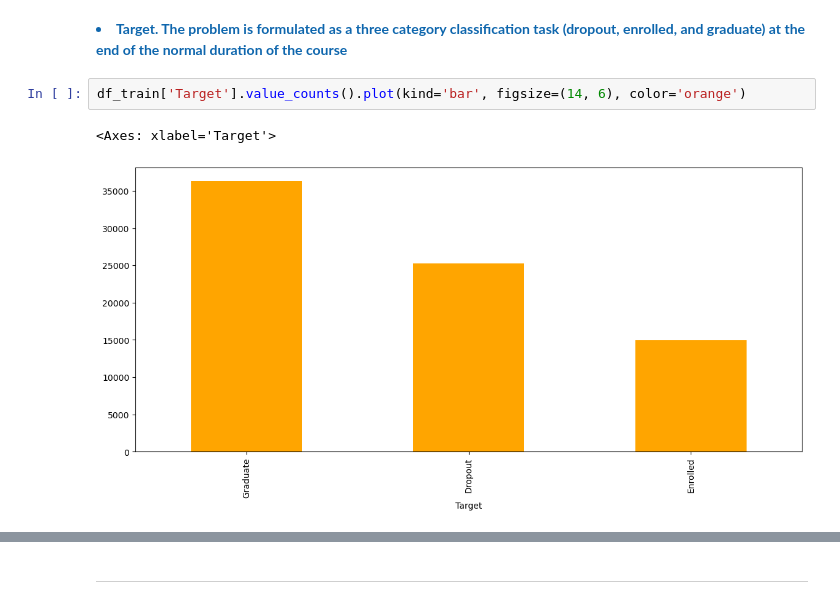
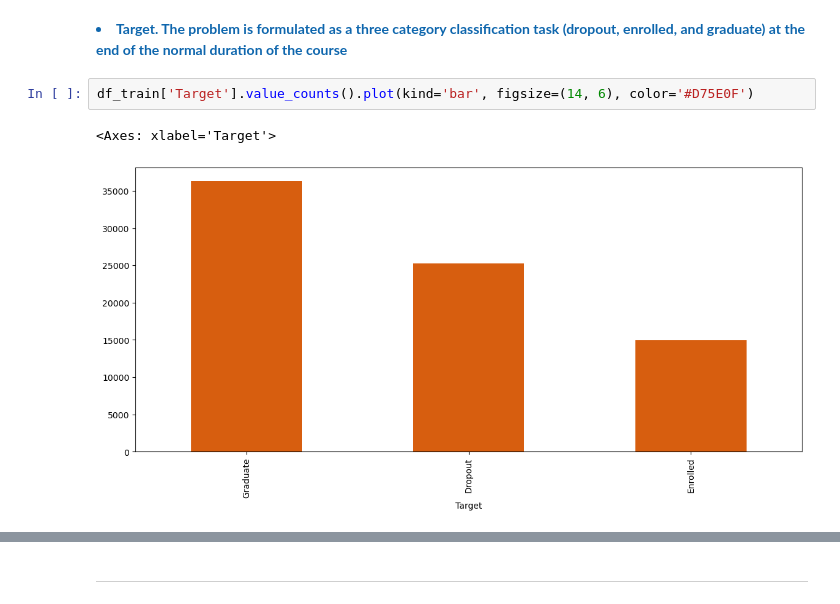
Before and after one commit to hibahdesu/Kaggle-Competitions, a Jupyter notebook: Classification with an Academic Success Dataset/My Analysis Part.ipynb, the cells around one changed output, grey strips where cells are left out. Cells and saved outputs as stored; diff of their text form.

```diff
--- a/Classification with an Academic Success Dataset/My Analysis Part.ipynb
+++ b/Classification with an Academic Success Dataset/My Analysis Part.ipynb
@@ -1333,7 +1366,7 @@ df_train['Unemployment rate'].plot(kind='box', vert=False, figsize=(14,6))
 <li style="color: #0E66AD; font-weight: bold;">Target. The problem is formulated as a three category classification task (dropout, enrolled, and graduate) at the end of the normal duration of the course
 </li>
 # %%
-df_train['Target'].value_counts().plot(kind='bar', figsize=(14, 6), color='orange')
+df_train['Target'].value_counts().plot(kind='bar', figsize=(14, 6), color='#D75E0F')
 # %% [output]
 <Axes: xlabel='Target'>
-[figure, old version]
+[figure, new version]
```
Also changed, not shown: parts of 46 cells of this notebook.
